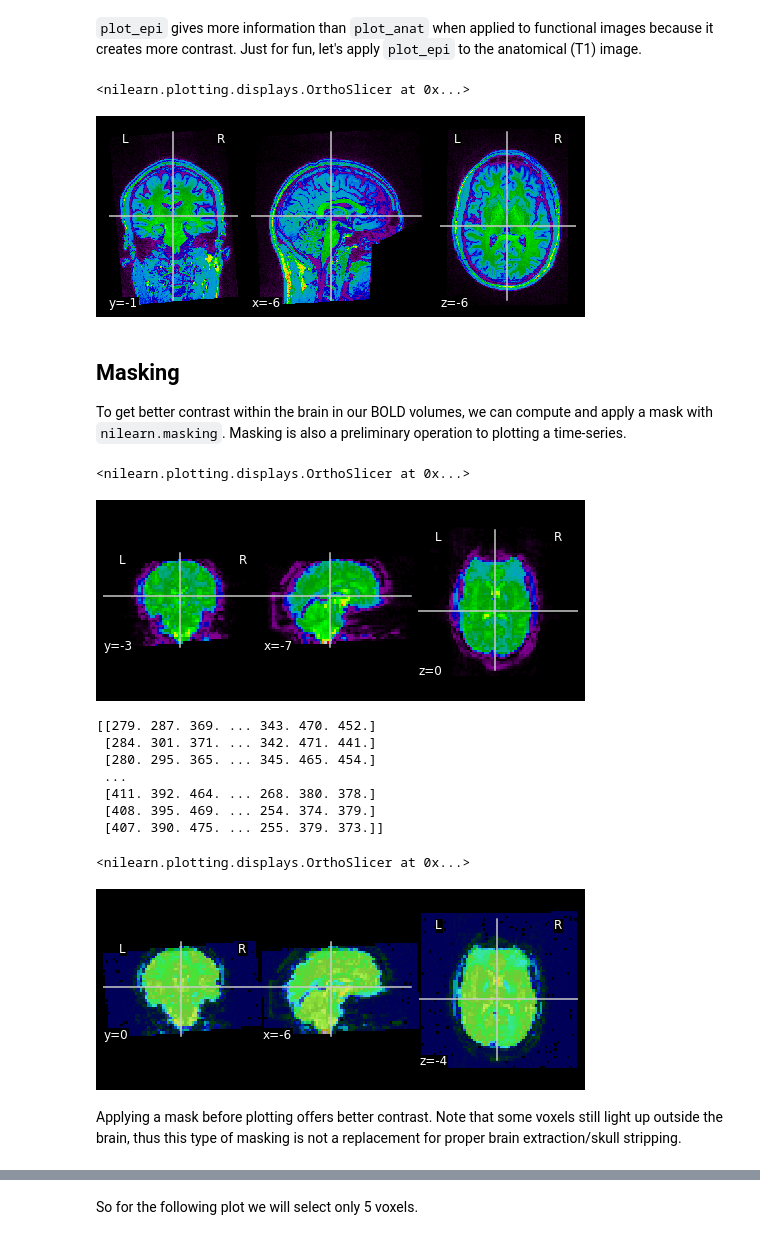
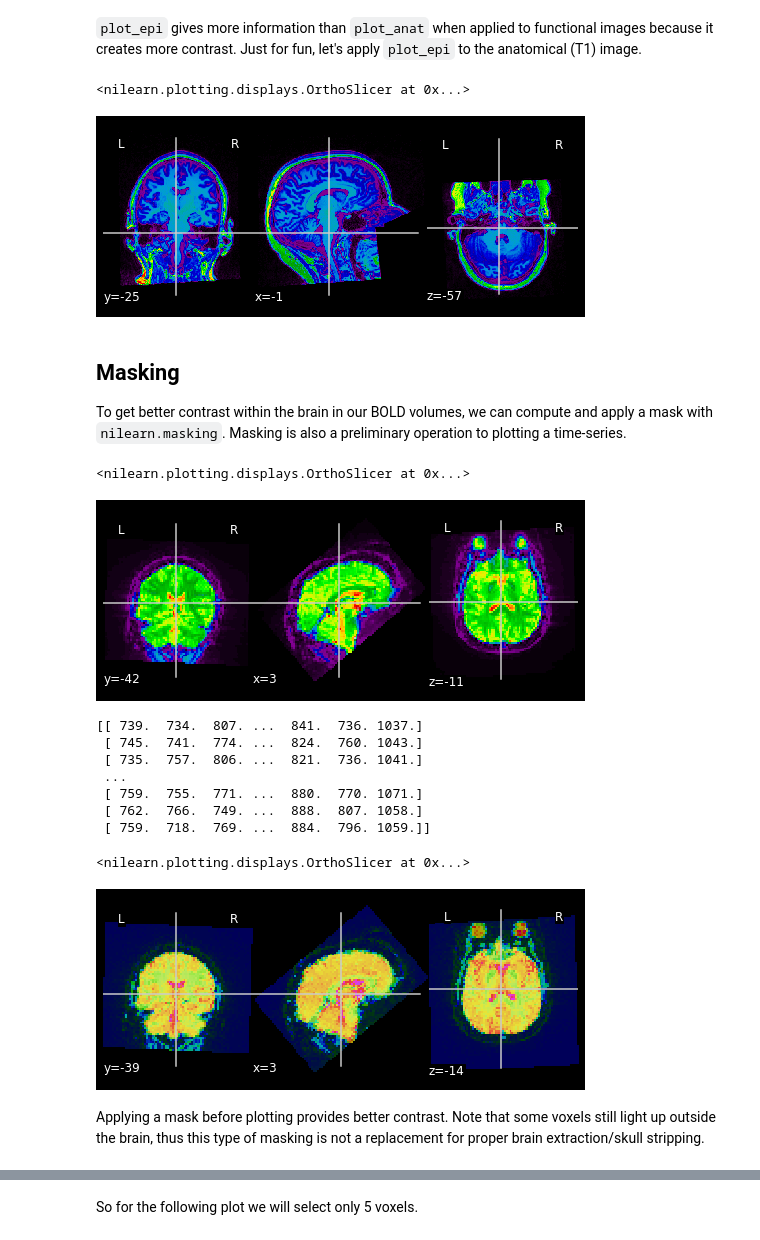
Before and after one commit to vgonzenbach/fmri-rep, a Jupyter notebook: data/viz/viz-subject.ipynb, the cells around one changed output, grey strips where cells are left out. Drawn from its saved outputs; the diff is of its cells as text; code cells hidden in the pictures.

```diff
--- a/data/viz/viz-subject.ipynb
+++ b/data/viz/viz-subject.ipynb
@@ -15,7 +15,7 @@ import matplotlib.pyplot as plt
 # %% [markdown]
 Now we will load the T1-weighted images for this subject.
 # %%
-T1 = nib.load('../ds000115/sub-01/anat/sub-01_T1w.nii.gz')
+T1 = nib.load('../ds000171/sub-control01/anat/sub-control01_T1w.nii.gz')
 # %% [markdown]
 ## Components of an image object
 The image object consist of an image header, an image data array and an affine array. Printing the image object returns the affine and header data.
@@ -128,5 +124,5 @@ Printing the BOLD image object we can see that repetition time, echo time and di
 # %%
-BOLD = nib.load('../ds000115/sub-01/func/sub-01_task-letter0backtask_bold.nii.gz')
+BOLD = nib.load('../ds000171/sub-control01/func/sub-control01_task-music_run-1_bold.nii.gz')
 print(BOLD)
 # %% [output]
 <class 'nibabel.nifti1.Nifti1Image'>
@@ -195,7 +192,7 @@ for img in enumerate(iter_img(BOLD)):
 plot_epi(T1)
 # %% [output]
 <nilearn.plotting.displays.OrthoSlicer at 0x...>
-[figure, old version]
+[figure, new version]
 # %% [markdown]
 ## Masking
 
@@ -210,29 +207,29 @@ mean_BOLD = mean_img(BOLD)
 plot_epi(mean_BOLD)
 # %% [output]
 <nilearn.plotting.displays.OrthoSlicer at 0x...>
-[figure, old version]
+[figure, new version]
 # %%
 from nilearn.masking import compute_epi_mask, apply_mask
 mask = compute_epi_mask(mean_BOLD)
 BOLD_masked = apply_mask(BOLD, mask)
 
 # apply_mask returns an array
 print(BOLD_masked)
 
 from nilearn.plotting import plot_roi
-plot_roi(index_img(BOLD, 0), mask)
+plot_roi(index_img(BOLD, 2), mask)
 # %% [output]
-[[279. 287. 369. ... 343. 470. 452.]
- [284. 301. 371. ... 342. 471. 441.]
- [280. 295. 365. ... 345. 465. 454.]
+[[ 739.  734.  807. ...  841.  736. 1037.]
+ [ 745.  741.  774. ...  824.  760. 1043.]
+ [ 735.  757.  806. ...  821.  736. 1041.]
  ...
- [411. 392. 464. ... 268. 380. 378.]
- [408. 395. 469. ... 254. 374. 379.]
- [407. 390. 475. ... 255. 379. 373.]]
+ [ 759.  755.  771. ...  880.  770. 1071.]
+ [ 762.  766.  749. ...  888.  807. 1058.]
+ [ 759.  718.  769. ...  884.  796. 1059.]]
 <nilearn.plotting.displays.OrthoSlicer at 0x...>
-[figure, old version]
+[figure, new version]
 # %% [markdown]
-Applying a mask before plotting offers better contrast. Note that some voxels still light up outside the brain, thus this type of masking is not a replacement for proper brain extraction/skull stripping.
+Applying a mask before plotting provides better contrast. Note that some voxels still light up outside the brain, thus this type of masking is not a replacement for proper brain extraction/skull stripping.
 # %% [markdown]
 ## Time-series
 
```
Also changed, not shown: parts of 28 cells of this notebook, 1 other file.
